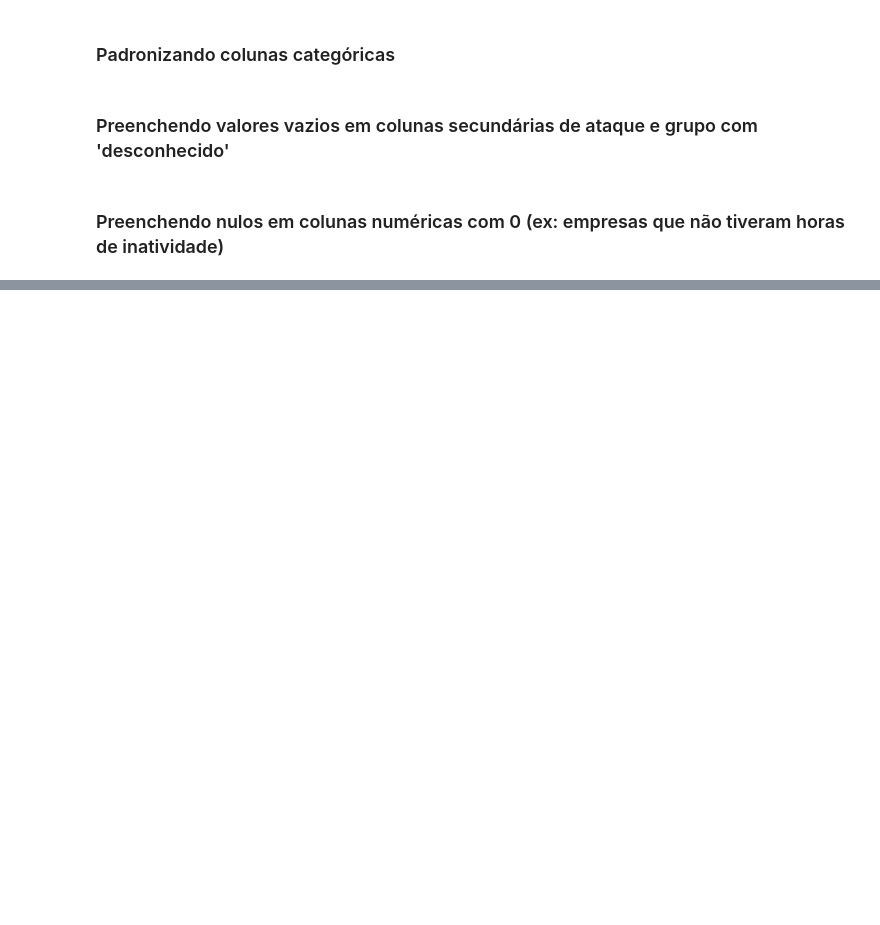
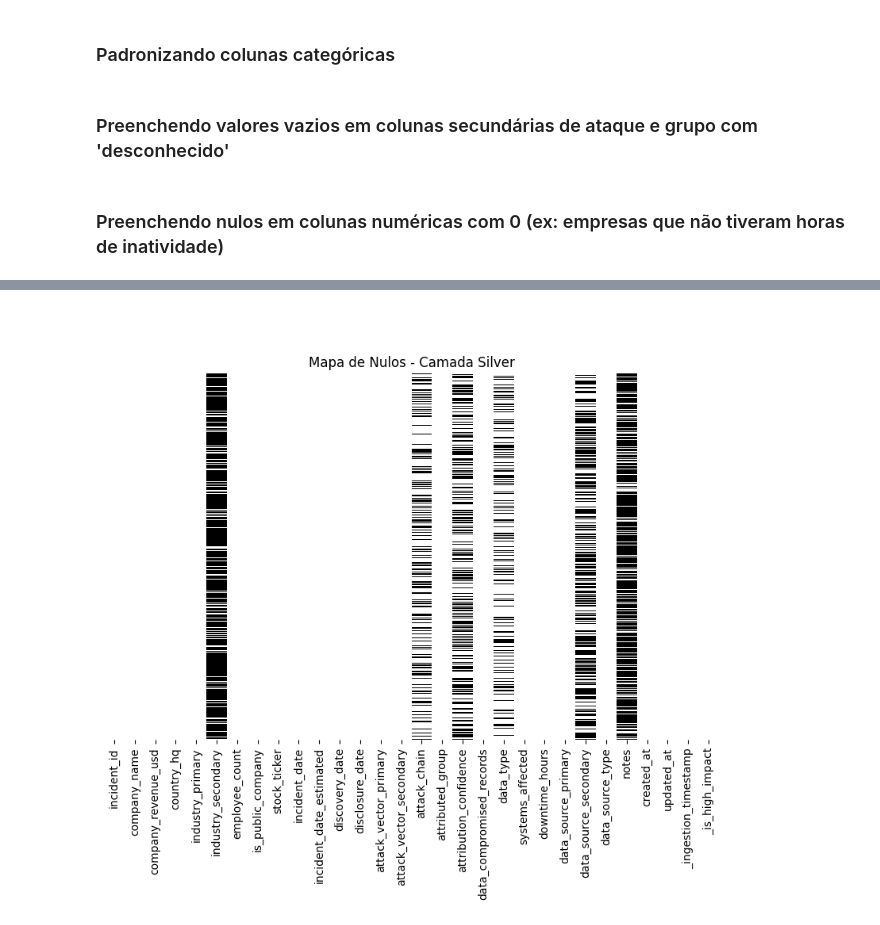
Before and after one commit to RodrigoMrqs/DataCience-BronzeAndSilver, a Jupyter notebook: notebook.ipynb, the cells around one changed output, grey strips where cells are left out. Cells and saved outputs as stored; diff of their text form; code cells hidden in the pictures; blank space fills up the shorter version.

```diff
--- a/notebook.ipynb
+++ b/notebook.ipynb
@@ -145,8 +172,0 @@ df_bronze[df_bronze.duplicated(subset=['incident_id']) == True]
-# %%
-# Datas
-for col in ['incident_date', 'discovery_date', 'disclosure_date', '_ingestion_timestamp']:
-    df_bronze[col] = pd.to_datetime(df_bronze[col], errors='coerce')
-
-# created_at e updated_at têm fuso
-df_bronze['created_at'] = pd.to_datetime(df_bronze['created_at'], utc=True, errors='coerce')
-df_bronze['updated_at']  = pd.to_datetime(df_bronze['updated_at'],  utc=True, errors='coerce')
@@ -232,7 +287,3 @@ df_silver = df_silver.drop_duplicates()
-# %%
-colunas_de_data = ['incident_date', 'discovery_date', 'disclosure_date', 'created_at', 'updated_at']
-for col in colunas_de_data:
-    df_silver[col] = pd.to_datetime(df_silver[col], errors='coerce')
 # %% [markdown]
 ### Padronizando colunas categóricas
 # %%
@@ -252,0 +306,7 @@ df_silver['data_compromised_records'] = df_silver['data_compromised_records'].fi
+# %%
+colunas_leakage = ['quality_score', 'quality_grade', 'confidence_tier', 'review_flag']
+
+df_silver = df_silver.drop(columns=colunas_leakage)
+
+print(f"Colunas removidas: {colunas_leakage}")
+print(f"Shape após remoção: {df_silver.shape}")
@@ -252,0 +318,9 @@ df_silver['data_compromised_records'] = df_silver['data_compromised_records'].fi
+# %%
+df_silver['_is_high_impact'] = (
+    (df_silver['data_compromised_records'] > 100_000) |
+    (df_silver['downtime_hours'] > 72)
+).astype(int)
+
+print("Distribuição do label:")
+print(df_silver['_is_high_impact'].value_counts())
+print(f"\nProporção de alto impacto: {df_silver['_is_high_impact'].mean():.2%}")
@@ -252,0 +414,11 @@ df_silver['data_compromised_records'] = df_silver['data_compromised_records'].fi
+# %% [markdown]
+#
+# %%
+plt.figure(figsize=(10, 6))
+
+sns.heatmap(df_silver.isnull(), yticklabels=False, cbar=False, cmap='Greys')
+
+plt.title('Mapa de Nulos - Camada Silver')
+plt.show()
+# %% [output]
+[figure, added]
```
Also changed, not shown: parts of 32 cells of this notebook, 10 other files.
